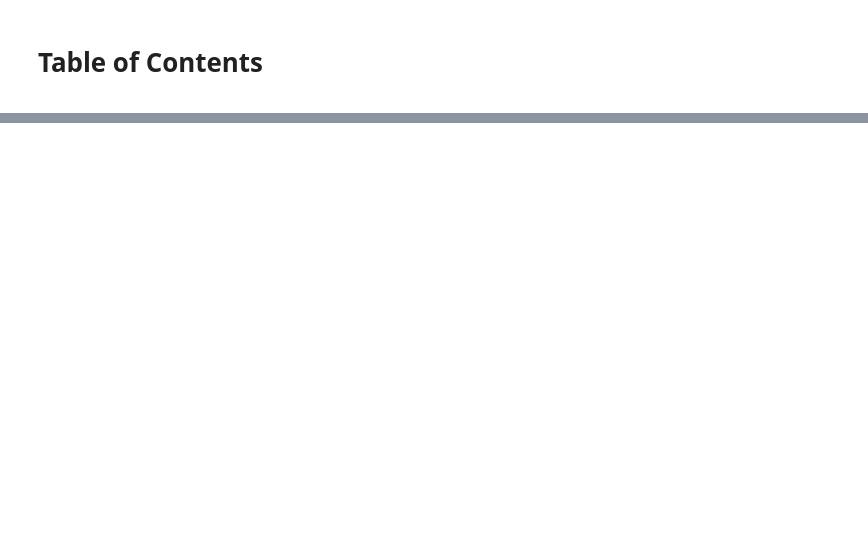
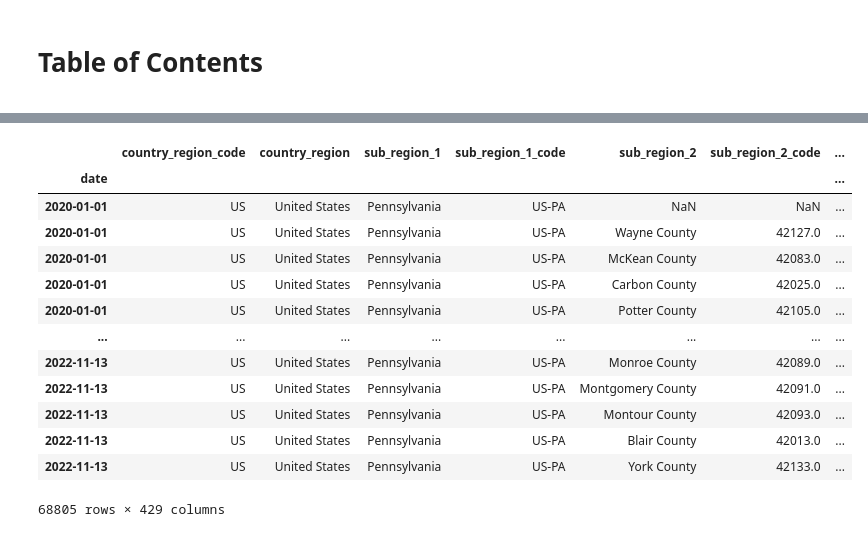
Before and after one commit to sanderlin2013/Predicting-COVID-19-in-Philly, a Jupyter notebook: Untitled.ipynb, the cells around one changed output, grey strips where cells are left out. Drawn from its saved outputs; the diff is of its cells as text; code cells hidden in the pictures; blank space fills up the shorter version.

Commit message:
added all the data and began preprocessing

```diff
--- a/Untitled.ipynb
+++ b/Untitled.ipynb
@@ -20,0 +20,8 @@ google_data_2020.head()
+# %%
+google_data_2022 = pd.read_csv("2022_sub_region_1_daily_2022_US_Pennsylvania_daily_symptoms_dataset(1).csv")
+#google_data_2022
+# %%
+# combining all our google data into one dataframe
+google_dataframes = [google_data_2020, google_data_2021, google_data_2022]
+google_data = pd.concat(google_dataframes)
+google_data
@@ -20,0 +42,3 @@ google_data_2020.head()
+# %%
+google_data['date']= pd.to_datetime(google_data['date'])
+google_data['date']
@@ -20,0 +58,21 @@ google_data_2020.head()
+# %%
+# make the date our index, then sort by the date index
+google_data.set_index('date', inplace=True)
+sorted_google_data = google_data.sort_index()
+# %%
+sorted_google_data
+# %% [output]
+|  | country_region_code | country_region | sub_region_1 | sub_region_1_code | sub_region_2 | sub_region_2_code | ... |
+| date |  |  |  |  |  |  | ... |
+| 2020-01-01 | US | United States | Pennsylvania | US-PA | NaN | NaN | ... |
+| 2020-01-01 | US | United States | Pennsylvania | US-PA | Wayne County | 42127.0 | ... |
+| 2020-01-01 | US | United States | Pennsylvania | US-PA | McKean County | 42083.0 | ... |
+| 2020-01-01 | US | United States | Pennsylvania | US-PA | Carbon County | 42025.0 | ... |
+| 2020-01-01 | US | United States | Pennsylvania | US-PA | Potter County | 42105.0 | ... |
+| ... | ... | ... | ... | ... | ... | ... | ... |
+| 2022-11-13 | US | United States | Pennsylvania | US-PA | Monroe County | 42089.0 | ... |
+| 2022-11-13 | US | United States | Pennsylvania | US-PA | Montgomery County | 42091.0 | ... |
+| 2022-11-13 | US | United States | Pennsylvania | US-PA | Montour County | 42093.0 | ... |
+| 2022-11-13 | US | United States | Pennsylvania | US-PA | Blair County | 42013.0 | ... |
+| 2022-11-13 | US | United States | Pennsylvania | US-PA | York County | 42133.0 | ... |
+68805 rows × 429 columns
```
Also changed, not shown: parts of 33 cells of this notebook.
